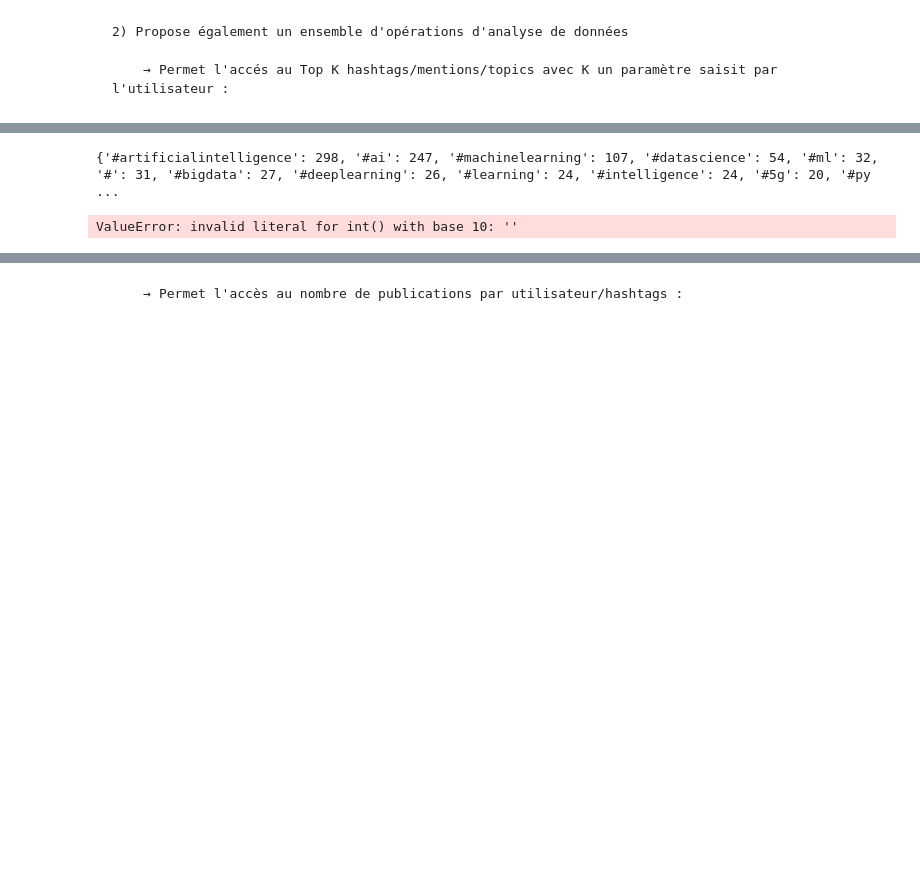
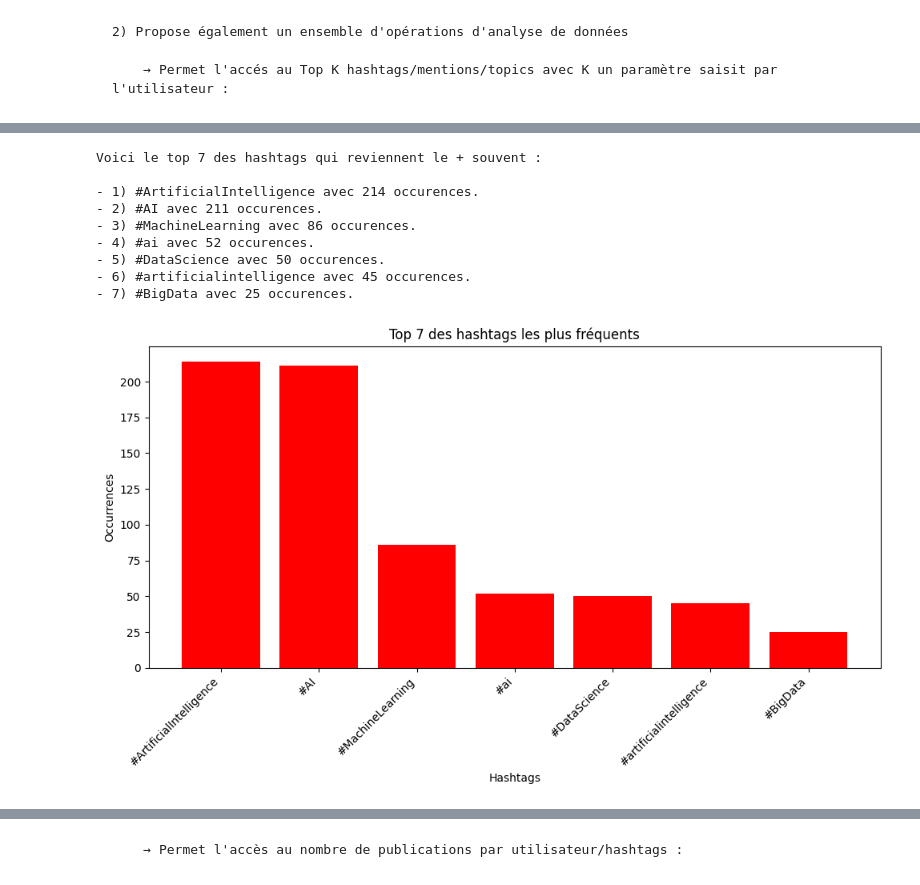
Before and after one commit to uvsq22202731/projet-IN304, a Jupyter notebook: Modules/InPoDa.ipynb, the cells around one changed output, grey strips where cells are left out. Drawn from its saved outputs; the diff is of its cells as text; code cells hidden in the pictures; blank space fills up the shorter version.

```diff
--- a/Modules/InPoDa.ipynb
+++ b/Modules/InPoDa.ipynb
@@ -70,7 +70,11 @@ print(sorted_data)
         → Permet l'accés au Top K hashtags/mentions/topics avec K un paramètre saisit par l'utilisateur :
 # %%
 import Top_K_Mentions
-
+#importation de la liste des mentions
+import Liste_Mentions
+liste_mention = []
+for i in range(len(data)) :
+    liste_mention.append(Liste_Mentions.liste_mentions(data[i]['TweetText']))
 # TOP K MENTIONS
 
 
@@ -83,3 +87,4 @@ for elt in liste_mention : ## On parcoure notre liste contenant toutes les menti
             dictK_mentions[m] += 1 ## Sinon, on ajoute +1 à l'occurence de la mention déjà existante
 
 dictK_mentions = dict(sorted(dictK_mentions.items(), key = lambda item : item[1], reverse=True)) ## Trier le dictionnaire avec les mentions par ordre décroissant
+print(dictK_mentions)
@@ -124,28 +147,47 @@ for topic_name, count in top_k_topics:
 # %%
-import Suppression_Caracteres_Speciaux
+import Top_K_Hashtags
 import Liste_Hashtags
+liste_hashtag = []
+for i in range(len(data)) :
+    liste_hashtag.append(Liste_Hashtags.liste_hashtags(data[i]['TweetText']))
 
-#marche avec l'ancienne fonction Top_K_Hashtags(k) dans projettest1 normalement
+dictK_hashtags = {} ## Initialisation d'un dictionnaire qui contiendra touts les différents hashtags avec leur nombre d'occurences
+for elt in liste_hashtag : ## On parcoure notre liste contenant tous les hastags de chaque publication
+    for h in elt : ## On parcoure les hashtags un à un des publications
+        if h not in dictK_hashtags : ## On teste si le hashtags n'est pas déjà dans les clés du dictionnaire
+            dictK_hashtags[h] = 1 ## Si oui, alors on créer une nouvelle clé dans le dictionnaire et on initialise son occurence à 1
+        else :
+            dictK_hashtags[h] += 1 ## Sinon, on ajoute +1 à l'occurence du hashtag déjà existant
+
+dictK_hashtags = dict(sorted(dictK_hashtags.items(), key = lambda item : item[1], reverse=True)) ## Trier le dictionnaire avec les hashtags par ordre décroissant
 
 # Affichage du top K hashtags
 k = 7  # Mettez la valeur souhaitée pour K
-topK_hashtags(k)
+Top_K_Hashtags.topK_hashtags(k,dictK_hashtags)
 
 # Création du graphique
 hashtags = list(dictK_hashtags.keys())[:k]
 occurrences = list(dictK_hashtags.values())[:k]
 
 plt.figure(figsize=(10, 6))
 plt.bar(hashtags, occurrences, color='red')
 plt.xlabel('Hashtags')
 plt.ylabel('Occurrences')
 plt.title(f'Top {k} des hashtags les plus fréquents')
 plt.xticks(rotation=45, ha='right')
 plt.tight_layout()
 plt.show()
 # %% [output]
-{'#artificialintelligence': 298, '#ai': 247, '#machinelearning': 107, '#datascience': 54, '#ml': 32, '#': 31, '#bigdata': 27, '#deeplearning': 26, '#learning': 24, '#intelligence': 24, '#5g': 20, '#py ...
+Voici le top 7 des hashtags qui reviennent le + souvent :
+
+- 1) #ArtificialIntelligence avec 214 occurences.
+- 2) #AI avec 211 occurences.
+- 3) #MachineLearning avec 86 occurences.
+- 4) #ai avec 52 occurences.
+- 5) #DataScience avec 50 occurences.
+- 6) #artificialintelligence avec 45 occurences.
+- 7) #BigData avec 25 occurences.
-ValueError: invalid literal for int() with base 10: ''
+[figure, added]
 # %%
 import matplotlib.pyplot as plt
 import Top_K_Hashtags
```
Also changed, not shown: parts of 6 cells of this notebook.
